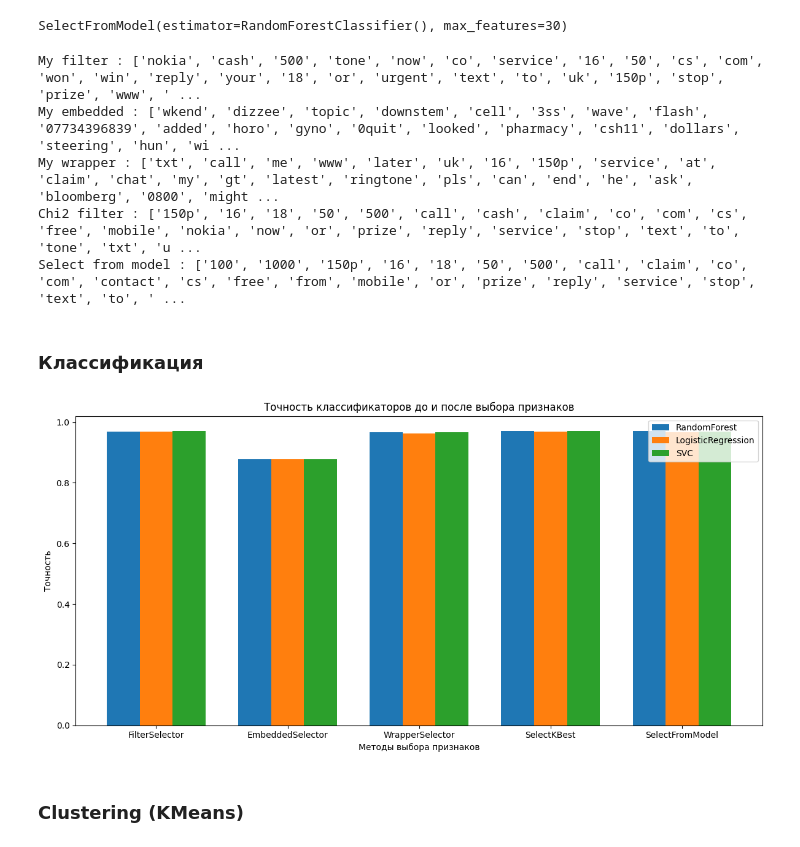
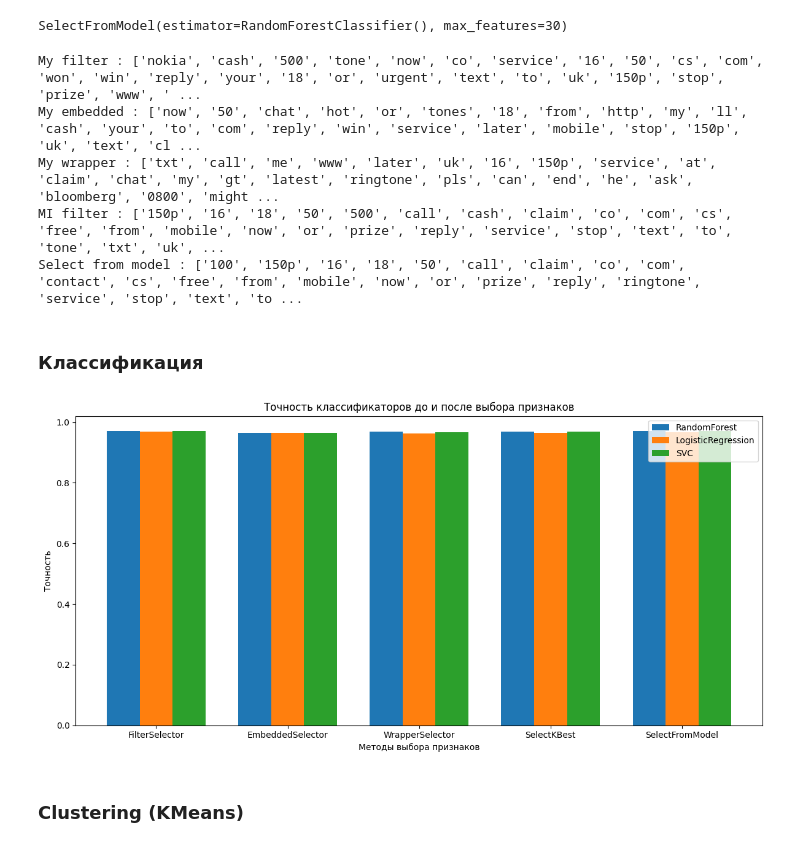
Before and after one commit to IlyinVyacheslav/dataAnalysis, a Jupyter notebook: fs.ipynb, the cells around one changed output. Drawn from its saved outputs; the diff is of its cells as text; code cells hidden in the pictures.

Commit message:
fixed embedded

```diff
--- a/fs.ipynb
+++ b/fs.ipynb
@@ -42,12 +43,20 @@ class FilterSelector:
 
 
 class EmbeddedSelector:
-    def __init__(self, k):
+    def __init__(self, model, k):
         self.k = k
+        self.model = model
 
     def fit(self, X, y):
-        features = np.random.rand(X.shape[1])
-        self.top_indices = np.argsort(features)[-self.k:]
+        self.model.fit(X, y)
+        if hasattr(self.model, "coef_"):
+            feature_importances = np.abs(self.model.coef_)
+        elif hasattr(self.model, "feature_importances_"):
+            feature_importances = self.model.feature_importances_
+        else:
+            raise ValueError("Incorrect model given")
+
+        self.top_indices = np.argsort(feature_importances)[-self.k:]
 
     def transform(self, X):
         return X[:, self.top_indices]
@@ -101,7 +110,7 @@ features_number = 30
 filterSelector = FilterSelector(k=features_number)
 filterSelector.fit(X_train, y_train)
 # %%
-embeddedSelector = EmbeddedSelector(k=features_number)
+embeddedSelector = EmbeddedSelector(model=GradientBoostingClassifier(n_estimators=100), k=features_number)
 embeddedSelector.fit(X_train, y_train)
 # %%
 wrapper_selector = WrapperSelector(model=LogisticRegression(), k=features_number)
@@ -109,8 +118,8 @@ wrapper_selector.fit(X_train, y_train)
 # %% [markdown]
 ### Библиотечные реализации
 # %%
-chi2Selector = SelectKBest(score_func=chi2, k=features_number)
-chi2Selector.fit(X_train, y_train)
+miSelector = SelectKBest(score_func=mutual_info_classif, k=features_number)
+miSelector.fit(X_train, y_train)
 SelectFromModelSelector = SelectFromModel(RandomForestClassifier(n_estimators=100), max_features=features_number)
 SelectFromModelSelector.fit(X_train, y_train)
 
@@ -120,18 +129,17 @@ SelectFromModelSelector.fit(X_train, y_train)
 SelectFromModel(estimator=RandomForestClassifier(), max_features=30)
 # %%
 for method_name, indices in zip(
-        ["My filter", "My embedded", "My wrapper", "Chi2 filter", "Select from model"],
+        ["My filter", "My embedded", "My wrapper", "MI filter", "Select from model"],
         [filterSelector.top_indices, embeddedSelector.top_indices, wrapper_selector.features,
-         chi2Selector.get_support(indices=True), SelectFromModelSelector.get_support(indices=True)]
+         miSelector.get_support(indices=True), SelectFromModelSelector.get_support(indices=True)]
 ):
     print(method_name, ":", get_words(indices))
-    chi2Words = get_words(chi2Selector.get_support(indices=True))
 # %% [output]
 My filter : ['nokia', 'cash', '500', 'tone', 'now', 'co', 'service', '16', '50', 'cs', 'com', 'won', 'win', 'reply', 'your', '18', 'or', 'urgent', 'text', 'to', 'uk', '150p', 'stop', 'prize', 'www', ' ...
-My embedded : ['wkend', 'dizzee', 'topic', 'downstem', 'cell', '3ss', 'wave', 'flash', '07734396839', 'added', 'horo', 'gyno', '0quit', 'looked', 'pharmacy', 'csh11', 'dollars', 'steering', 'hun', 'wi ...
+My embedded : ['now', '50', 'chat', 'hot', 'or', 'tones', '18', 'from', 'http', 'my', 'll', 'cash', 'your', 'to', 'com', 'reply', 'win', 'service', 'later', 'mobile', 'stop', '150p', 'uk', 'text', 'cl ...
 My wrapper : ['txt', 'call', 'me', 'www', 'later', 'uk', '16', '150p', 'service', 'at', 'claim', 'chat', 'my', 'gt', 'latest', 'ringtone', 'pls', 'can', 'end', 'he', 'ask', 'bloomberg', '0800', 'might ...
-Chi2 filter : ['150p', '16', '18', '50', '500', 'call', 'cash', 'claim', 'co', 'com', 'cs', 'free', 'mobile', 'nokia', 'now', 'or', 'prize', 'reply', 'service', 'stop', 'text', 'to', 'tone', 'txt', 'u ...
-Select from model : ['100', '1000', '150p', '16', '18', '50', '500', 'call', 'claim', 'co', 'com', 'contact', 'cs', 'free', 'from', 'mobile', 'or', 'prize', 'reply', 'service', 'stop', 'text', 'to', ' ...
+MI filter : ['150p', '16', '18', '50', '500', 'call', 'cash', 'claim', 'co', 'com', 'cs', 'free', 'from', 'mobile', 'now', 'or', 'prize', 'reply', 'service', 'stop', 'text', 'to', 'tone', 'txt', 'uk', ...
+Select from model : ['100', '150p', '16', '18', '50', 'call', 'claim', 'co', 'com', 'contact', 'cs', 'free', 'from', 'mobile', 'now', 'or', 'prize', 'reply', 'ringtone', 'service', 'stop', 'text', 'to ...
 # %% [markdown]
 ### Классификация
 # %%
@@ -147,38 +155,38 @@ methods = {
     'FilterSelector': filterSelector,
     'EmbeddedSelector': embeddedSelector,
     'WrapperSelector': wrapper_selector,
-    'SelectKBest': chi2Selector,
+    'SelectKBest': miSelector,
     'SelectFromModel': SelectFromModelSelector
 }
 
 for method_name, method in tqdm(methods.items()):
     X_train_selected = method.transform(X_train)
     X_test_selected = method.transform(X_test)
 
     for clf_name, clf in classifiers.items():
         clf.fit(X_train_selected, y_train)
         y_pred = clf.predict(X_test_selected)
         accuracy = accuracy_score(y_test, y_pred)
         accuracies[clf_name].append(accuracy)
 
 x_labels = list(methods.keys())
 x = np.arange(len(x_labels))
 bar_width = 0.25
 
 plt.figure(figsize=(12, 6))
 
 for i, (clf_name, acc) in enumerate(accuracies.items()):
     plt.bar(x + i * bar_width, acc, width=bar_width, label=clf_name)
 
 plt.xlabel('Методы выбора признаков')
 plt.ylabel('Точность')
 plt.title('Точность классификаторов до и после выбора признаков')
 plt.xticks(x + bar_width, x_labels)
 plt.legend()
 plt.tight_layout()
 plt.show()
 # %% [output]
-[figure, old version]
+[figure, new version]
 # %% [markdown]
 ### Clustering (KMeans)
 # %%
```
Also changed, not shown: parts of 3 cells of this notebook.
